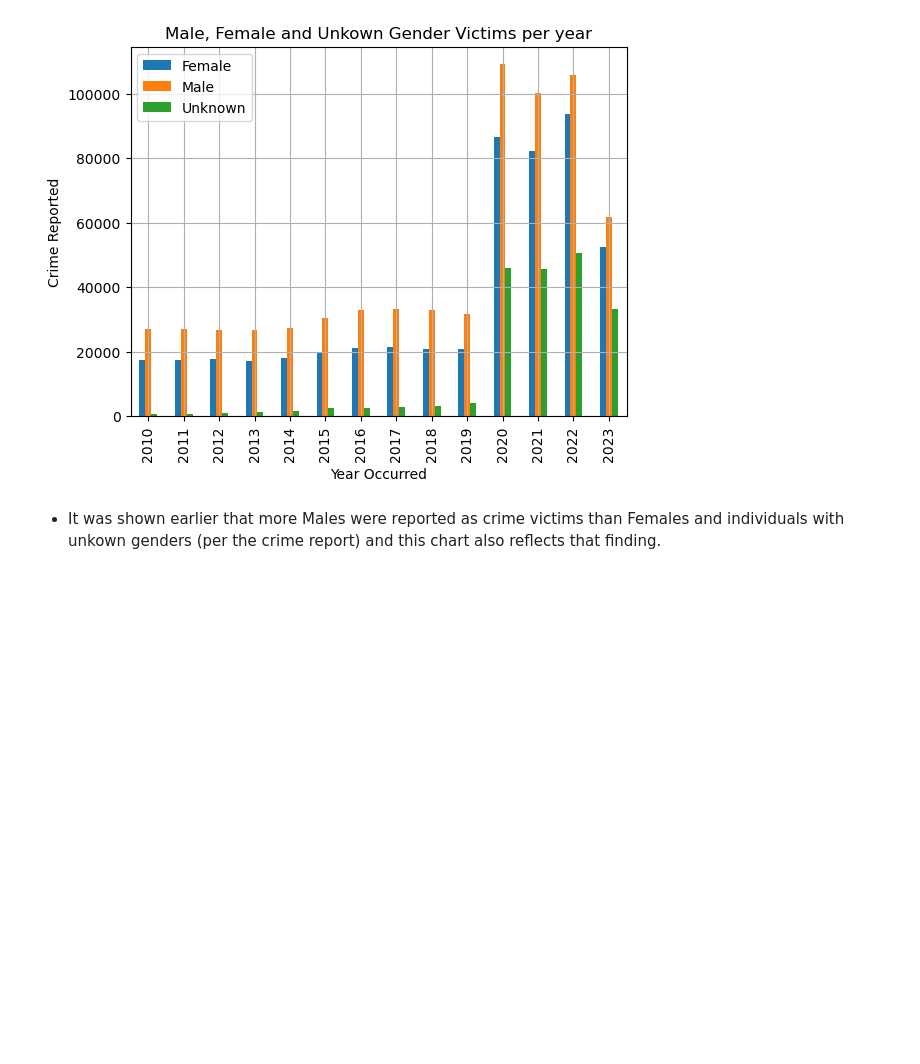
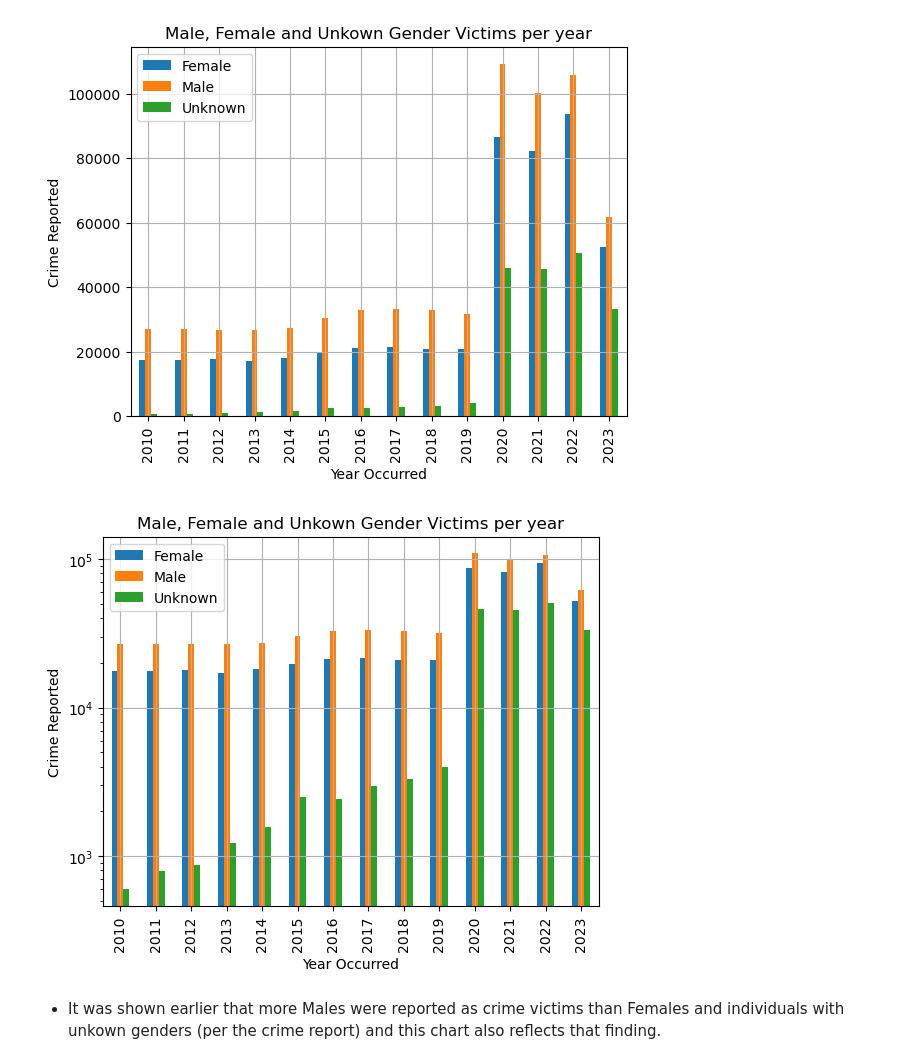
Before and after one commit to OCD0505/Springboard-Capstone-Project-Two, a Jupyter notebook: notebooks/2.0-faa-exploratory-data-analysis.ipynb, the cells around one changed output. Cells and saved outputs as stored; diff of their text form; code cells hidden in the pictures; blank space fills up the shorter version.

```diff
--- a/notebooks/2.0-faa-exploratory-data-analysis.ipynb
+++ b/notebooks/2.0-faa-exploratory-data-analysis.ipynb
@@ -46,9 +46,10 @@ import os
 # Storing file path in variable and then using pd.read_csv() to load the data as a dataframe into crimeData
 
 '''
-dataFilePath = "\Springboard_Main/Capstone Two/\
-Springboard-Capstone-Two/src/data/interim/2010-2023 Crime_Traffic_Collisions_Data_R1 .csv"
+Download project data from
+https://drive.google.com/drive/folders/1SxuAcdfTXrJvqZeEqaSv7fbJaHqBAufT?usp=sharing
 
+dataFilePath = Enter File Path
 crimeDataAdj = pd.read_csv(dataFilePath, low_memory = False)
 '''
 
@@ -460,6 +461,15 @@ _=plt.legend(['Female','Male','Unknown'])
 _=plt.title("Male, Female and Unkown Gender Victims per year")
 # %% [output]
 [figure]
+# %%
+_=crimeDataAdj_date_time_age_sex.pivot_table(index='Year Occurred', columns='Victim Sex', \
+                                           aggfunc='size', fill_value=0).plot(kind='bar', grid=True)
+_=plt.ylabel("Crime Reported")
+_=plt.legend(['Female','Male','Unknown'])
+_=plt.title("Male, Female and Unkown Gender Victims per year")
+_ = plt.yscale('log')
+# %% [output]
+[figure, added]
 # %% [markdown]
 - It was shown earlier that more Males were reported as crime victims than Females and individuals with unkown genders (per the crime report) and this chart also reflects that finding.
 # %%
```
Also changed, not shown: parts of 1 cell of this notebook.
